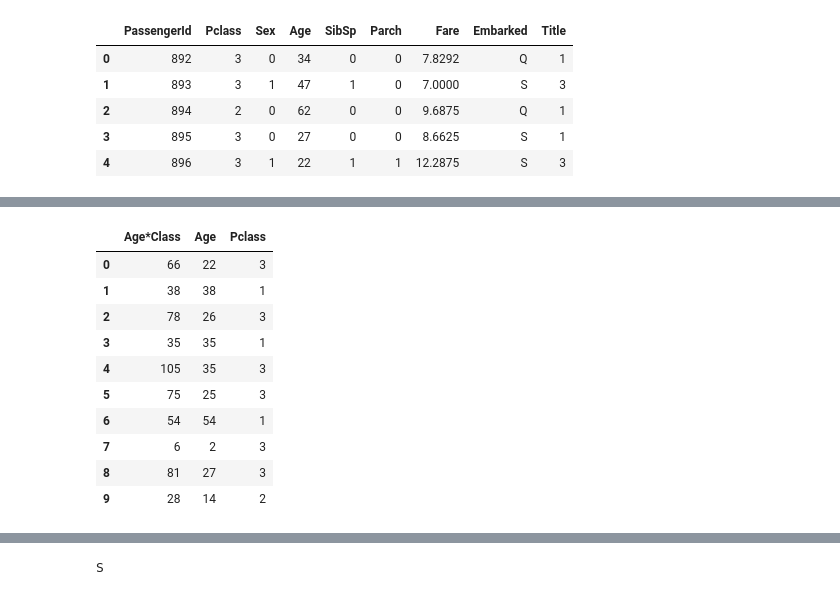
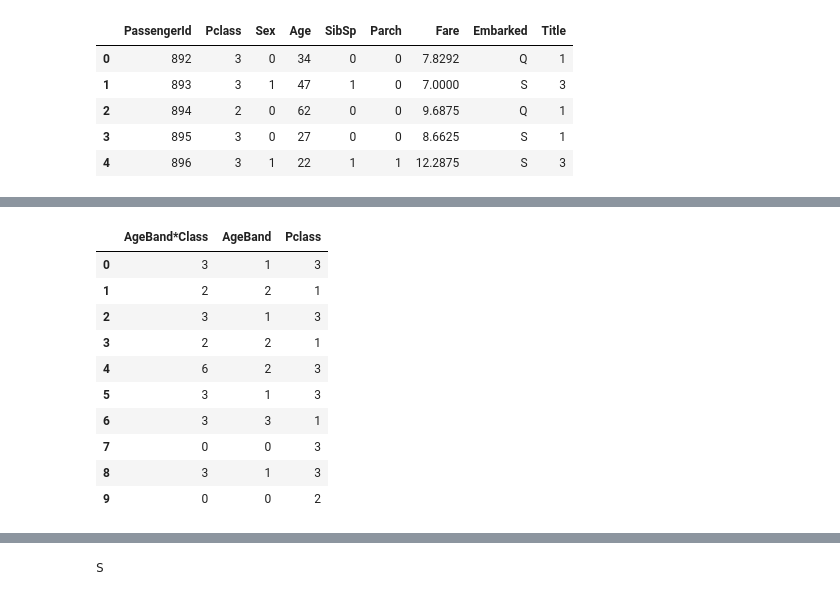
Before and after one commit to yuki678/kaggle, a Jupyter notebook: Titanic/kernel587aaa8f46.ipynb, the cells around one changed output, grey strips where cells are left out. Saved outputs shown, nothing was run; the diff lists cells and outputs as text; code cells hidden in the pictures.

```diff
--- a/Titanic/kernel587aaa8f46.ipynb
+++ b/Titanic/kernel587aaa8f46.ipynb
@@ -345,3 +345,6 @@ dataset.head()
 | 2 | 894 | 2 | 0 | 62 | 0 | 0 | 9.6875 | Q | 1 |
 | 3 | 895 | 3 | 0 | 27 | 0 | 0 | 8.6625 | S | 1 |
 | 4 | 896 | 3 | 1 | 22 | 1 | 1 | 12.2875 | S | 3 |
+# %%
+train_df['AgeBandChk'] = pd.cut(train_df['Age'], 5)
+train_df[['AgeBandChk', 'Survived']].groupby(['AgeBandChk'], as_index=False).mean().sort_values(by='AgeBandChk', ascending=True)
@@ -347,0 +358,9 @@ dataset.head()
+# %%
+for dataset in combine:
+    dataset['AgeBand'] = dataset.Age * 0
+    dataset.loc[dataset['Age'] <= 16, 'AgeBand'] = 0
+    dataset.loc[(dataset['Age'] > 16) & (dataset['Age'] <= 32), 'AgeBand'] = 1
+    dataset.loc[(dataset['Age'] > 32) & (dataset['Age'] <= 48), 'AgeBand'] = 2
+    dataset.loc[(dataset['Age'] > 48) & (dataset['Age'] <= 64), 'AgeBand'] = 3
+    dataset.loc[dataset['Age'] > 64, 'AgeBand'] = 4
+train_df.head()
@@ -347,0 +374,4 @@ dataset.head()
+# %%
+train_df = train_df.drop(['AgeBandChk'], axis=1)
+combine = [train_df, test_df]
+train_df.head()
@@ -348,17 +385,17 @@ dataset.head()
 # %%
 for dataset in combine:
-    dataset['Age*Class'] = dataset.Age * dataset.Pclass
+    dataset['AgeBand*Class'] = dataset.AgeBand * dataset.Pclass
 
-train_df.loc[:, ['Age*Class', 'Age', 'Pclass']].head(10)
+train_df.loc[:, ['AgeBand*Class', 'AgeBand', 'Pclass']].head(10)
 # %% [output]
-|  | Age*Class | Age | Pclass |
-| 0 | 66 | 22 | 3 |
-| 1 | 38 | 38 | 1 |
-| 2 | 78 | 26 | 3 |
-| 3 | 35 | 35 | 1 |
-| 4 | 105 | 35 | 3 |
-| 5 | 75 | 25 | 3 |
-| 6 | 54 | 54 | 1 |
-| 7 | 6 | 2 | 3 |
-| 8 | 81 | 27 | 3 |
-| 9 | 28 | 14 | 2 |
+|  | AgeBand*Class | AgeBand | Pclass |
+| 0 | 3 | 1 | 3 |
+| 1 | 2 | 2 | 1 |
+| 2 | 3 | 1 | 3 |
+| 3 | 2 | 2 | 1 |
+| 4 | 6 | 2 | 3 |
+| 5 | 3 | 1 | 3 |
+| 6 | 3 | 3 | 1 |
+| 7 | 0 | 0 | 3 |
+| 8 | 3 | 1 | 3 |
+| 9 | 0 | 0 | 2 |
```
Also changed, not shown: parts of 43 cells of this notebook.
